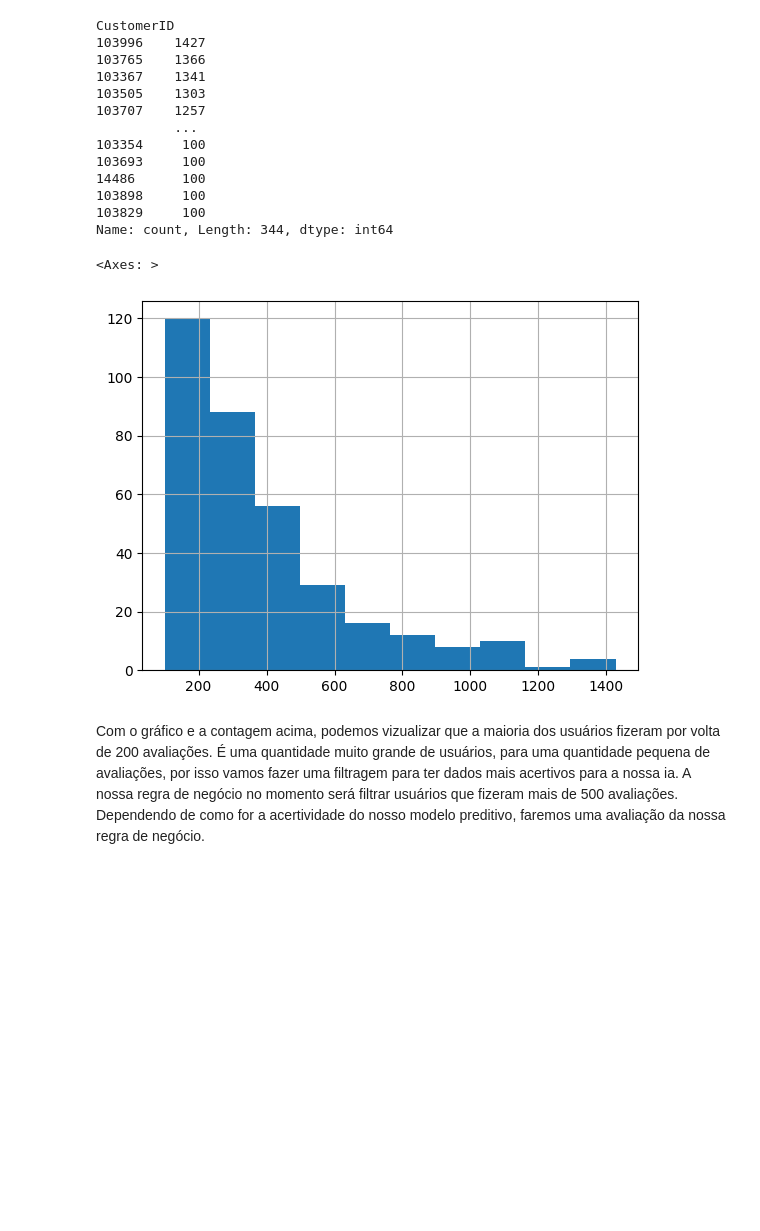
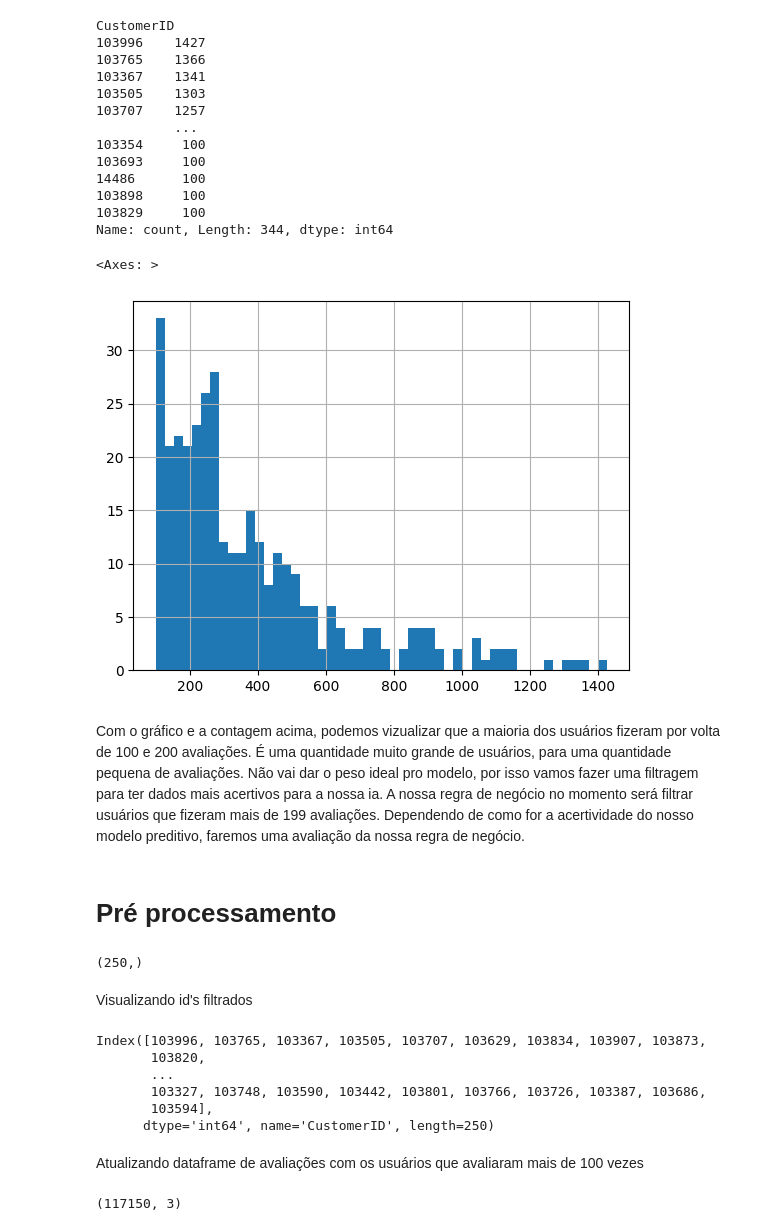
Before and after one commit to pedrosbm/AI-commerce-ML, a Jupyter notebook: notebook.ipynb, the cells around one changed output. Saved outputs shown, nothing was run; the diff lists cells and outputs as text; code cells hidden in the pictures; blank space fills up the shorter version.

Commit message:
analise exploratoria + tratamento de dados

```diff
--- a/notebook.ipynb
+++ b/notebook.ipynb
@@ -25,2 +30,2 @@ ratings.head()
 # %%
-ratings.drop(columns= "CreateDate", axis=1)
+ratings.drop(columns= "CreateDate", axis=1, inplace=True)
@@ -57,9 +98,31 @@ CustomerID
 103829     100
 Name: count, Length: 344, dtype: int64
 # %%
-ratings['CustomerID'].value_counts().hist()
+ratings['CustomerID'].value_counts().hist(bins=50)
 # %% [output]
 <Axes: >
-[figure, old version]
+[figure, new version]
 # %% [markdown]
-Com o gráfico e a contagem acima, podemos vizualizar que a maioria dos usuários fizeram por volta de 200 avaliações. É uma quantidade muito grande de usuários, para uma quantidade pequena de avaliações, por isso vamos fazer uma filtragem para ter dados mais acertivos para a nossa ia. A nossa regra de negócio no momento será filtrar usuários que fizeram mais de 500 avaliações. Dependendo de como for a acertividade do nosso modelo preditivo, faremos uma avaliação da nossa regra de negócio.
+Com o gráfico e a contagem acima, podemos vizualizar que a maioria dos usuários fizeram por volta de 100 e 200 avaliações. É uma quantidade muito grande de usuários, para uma quantidade pequena de avaliações. Não vai dar o peso ideal pro modelo, por isso vamos fazer uma filtragem para ter dados mais acertivos para a nossa ia. A nossa regra de negócio no momento será filtrar usuários que fizeram mais de 199 avaliações. Dependendo de como for a acertividade do nosso modelo preditivo, faremos uma avaliação da nossa regra de negócio.
+# %% [markdown]
+# Pré processamento
+# %%
+user_most_rated = ratings['CustomerID'].value_counts() > 199
+selected_users = user_most_rated[user_most_rated].index
+
+selected_users.shape
+# %% [output]
+(250,)
+# %% [markdown]
+Visualizando id's filtrados
+# %%
+selected_users
+# %% [output]
+Index([103996, 103765, 103367, 103505, 103707, 103629, 103834, 103907, 103873,
+       103820,
+       ...
+       103327, 103748, 103590, 103442, 103801, 103766, 103726, 103387, 103686,
+       103594],
+      dtype='int64', name='CustomerID', length=250)
+# %% [markdown]
+Atualizando dataframe de avaliações com os usuários que avaliaram mais de 100 vezes
@@ -65,0 +131,4 @@ Com o gráfico e a contagem acima, podemos vizualizar que a maioria dos usuário
+# %%
+ratings.shape
+# %% [output]
+(117150, 3)
```
Also changed, not shown: parts of 42 cells of this notebook.
